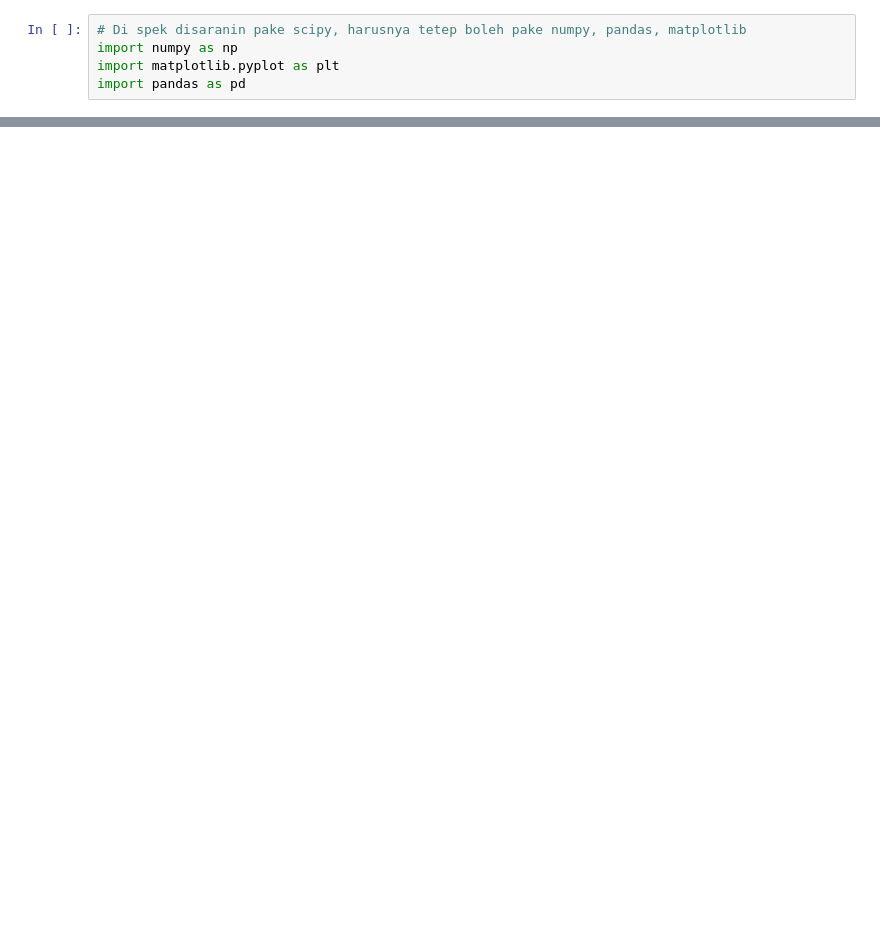
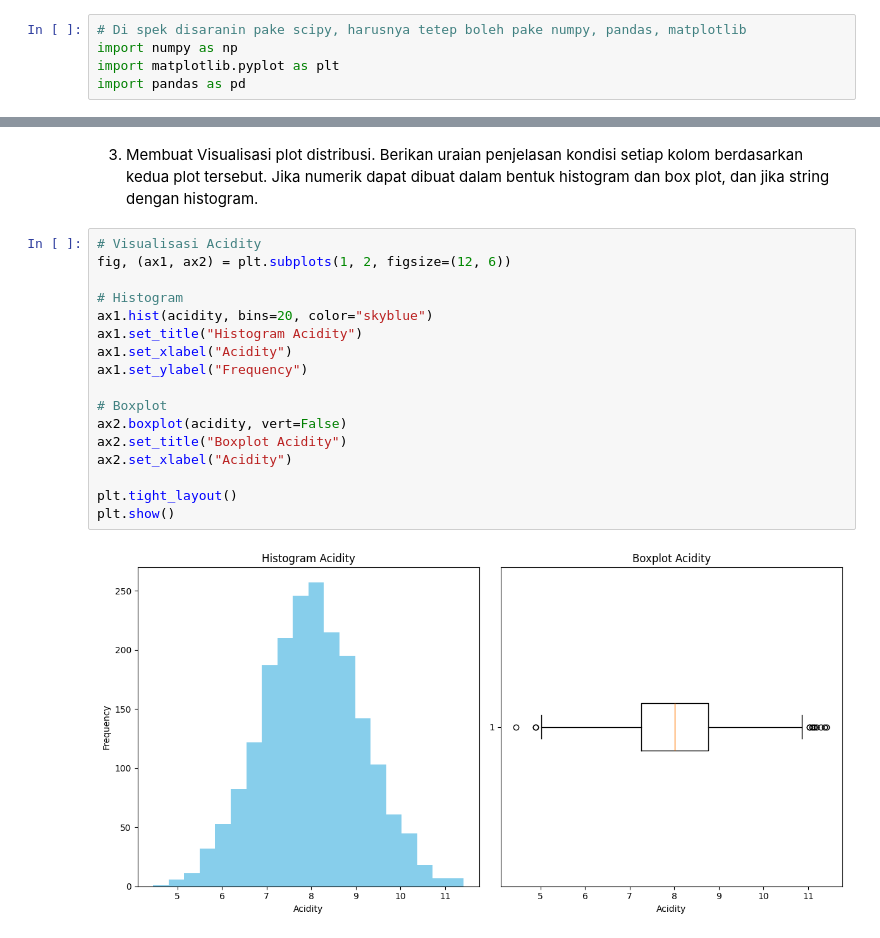
Before and after one commit to SandWithCheese/TubesProbstat, a Jupyter notebook: src/main.ipynb, the cells around one changed output, grey strips where cells are left out. Saved outputs shown, nothing was run; the diff lists cells and outputs as text; blank space fills up the shorter version.

```diff
--- a/src/main.ipynb
+++ b/src/main.ipynb
@@ -15,0 +958,21 @@ df.head()
+# %% [markdown]
+3. Membuat Visualisasi plot distribusi. Berikan uraian penjelasan kondisi setiap kolom berdasarkan kedua plot tersebut. Jika numerik dapat dibuat dalam bentuk histogram dan box plot, dan jika string dengan histogram.
+# %%
+# Visualisasi Acidity
+fig, (ax1, ax2) = plt.subplots(1, 2, figsize=(12, 6))
+
+# Histogram
+ax1.hist(acidity, bins=20, color="skyblue")
+ax1.set_title("Histogram Acidity")
+ax1.set_xlabel("Acidity")
+ax1.set_ylabel("Frequency")
+
+# Boxplot
+ax2.boxplot(acidity, vert=False)
+ax2.set_title("Boxplot Acidity")
+ax2.set_xlabel("Acidity")
+
+plt.tight_layout()
+plt.show()
+# %% [output]
+[figure, added]
```
Also changed, not shown: parts of 28 cells of this notebook.
